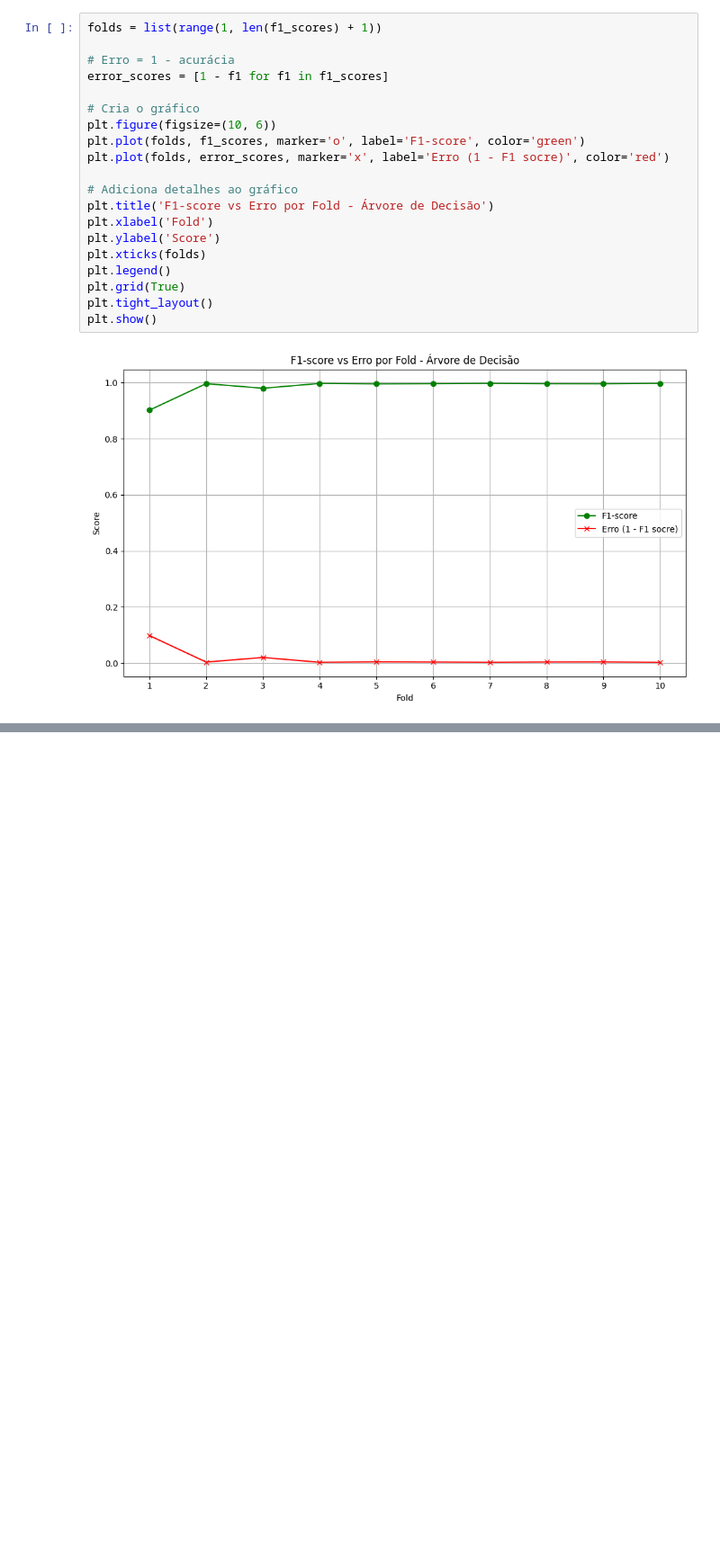
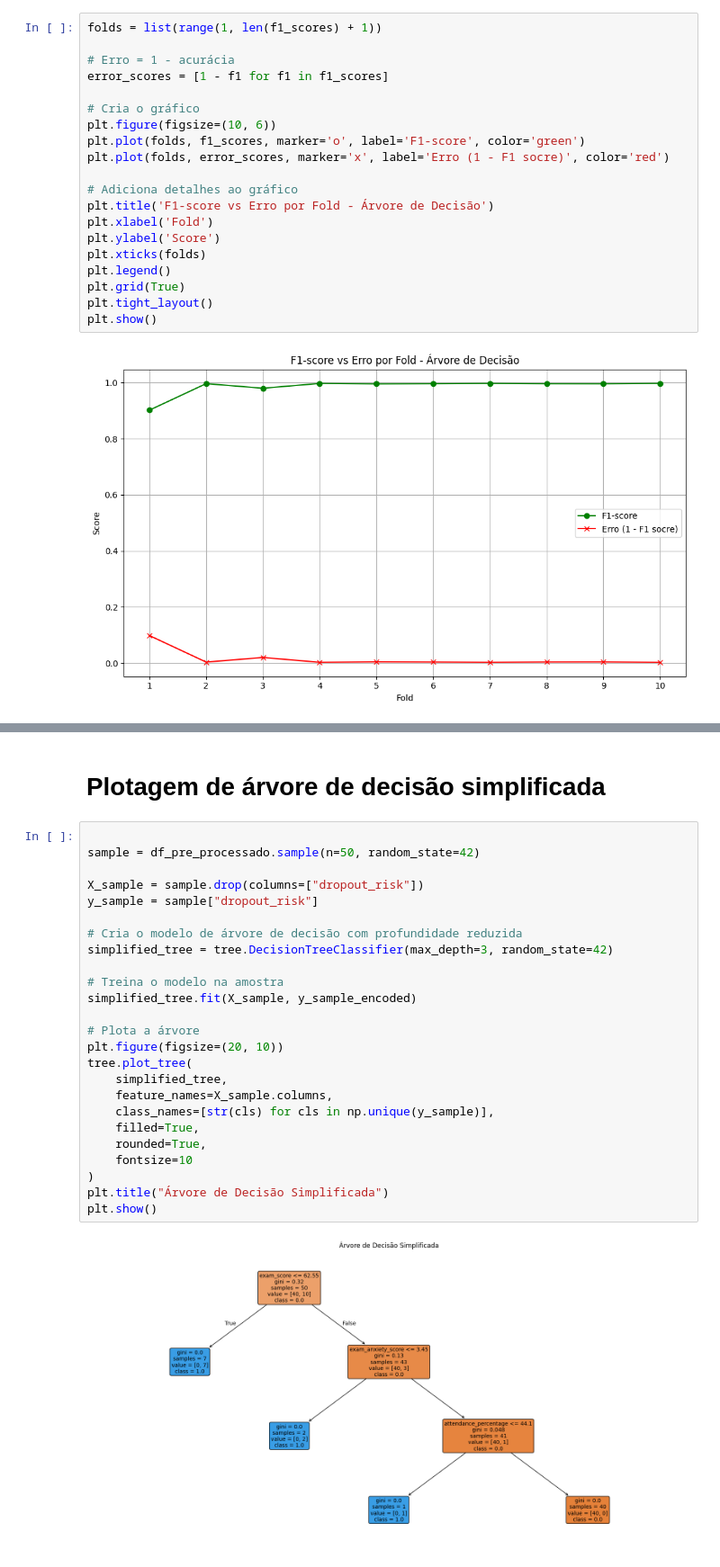
Before and after one commit to rafyzzs/tpia, a Jupyter notebook: ia.ipynb, the cells around one changed output, grey strips where cells are left out. Shown at 90% size. Drawn from its saved outputs; the diff is of its cells as text; blank space fills up the shorter version.

```diff
--- a/ia.ipynb
+++ b/ia.ipynb
@@ -360,0 +449,29 @@ plt.show()
+# %% [markdown]
+# Plotagem de árvore de decisão simplificada
+# %%
+
+sample = df_pre_processado.sample(n=50, random_state=42)
+
+X_sample = sample.drop(columns=["dropout_risk"])
+y_sample = sample["dropout_risk"]
+
+# Cria o modelo de árvore de decisão com profundidade reduzida
+simplified_tree = tree.DecisionTreeClassifier(max_depth=3, random_state=42)
+
+# Treina o modelo na amostra
+simplified_tree.fit(X_sample, y_sample_encoded)
+
+# Plota a árvore
+plt.figure(figsize=(20, 10))
+tree.plot_tree(
+    simplified_tree,
+    feature_names=X_sample.columns,
+    class_names=[str(cls) for cls in np.unique(y_sample)],
+    filled=True,
+    rounded=True,
+    fontsize=10
+)
+plt.title("Árvore de Decisão Simplificada")
+plt.show()
+# %% [output]
+[figure, added]
```
Also changed, not shown: parts of 5 cells of this notebook.
